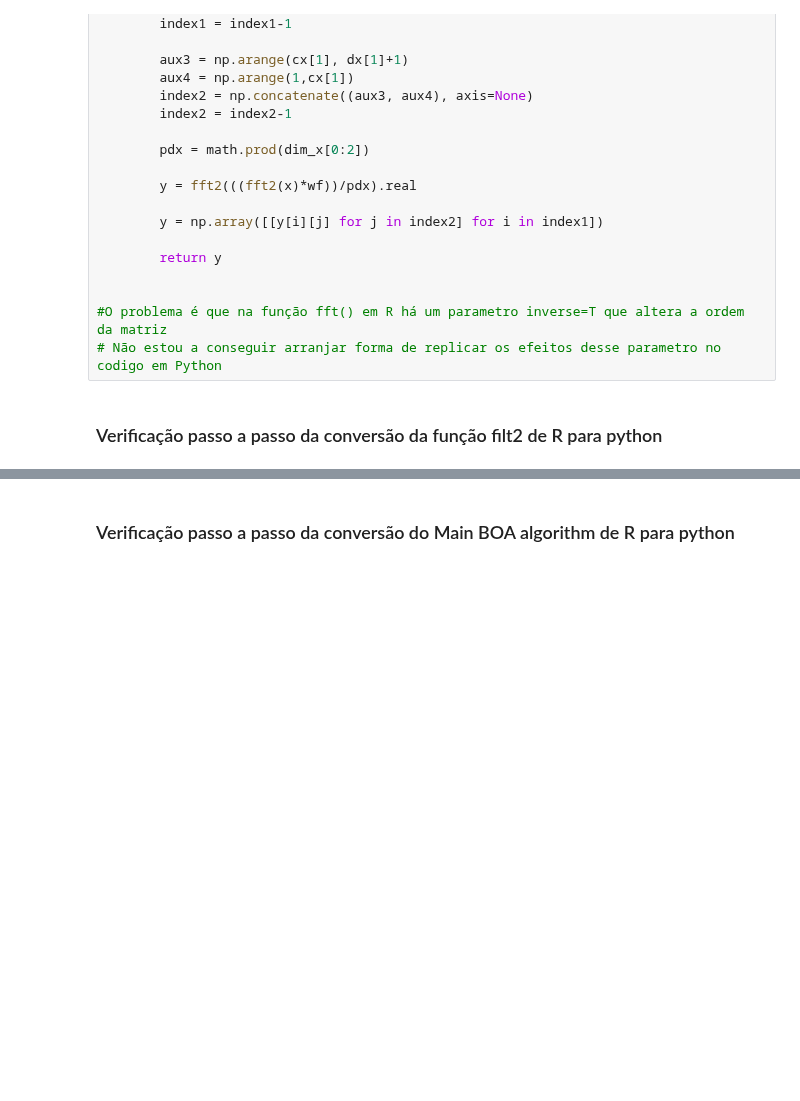
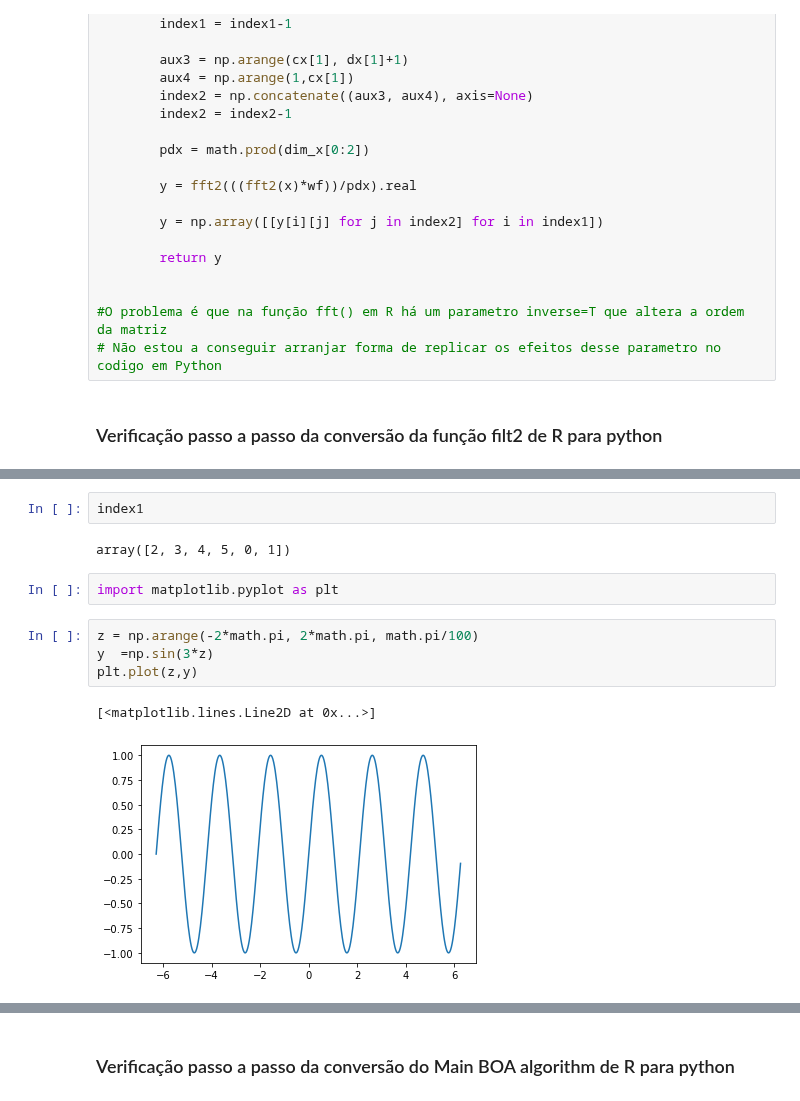
Before and after one commit to CoLAB-ATLANTIC/JUNO, a Jupyter notebook: notebooks/BOA_R_to_Python.ipynb, the cells around one changed output, grey strips where cells are left out. Drawn from its saved outputs; the diff is of its cells as text; blank space fills up the shorter version.

```diff
--- a/notebooks/BOA_R_to_Python.ipynb
+++ b/notebooks/BOA_R_to_Python.ipynb
@@ -546,0 +551,13 @@ array([[1254., 1209., 1164., 1389., 1569., 1704., 1659., 1614., 1569.,
+# %%
+index1
+# %% [output]
+array([2, 3, 4, 5, 0, 1])
+# %%
+import matplotlib.pyplot as plt
+# %%
+z = np.arange(-2*math.pi, 2*math.pi, math.pi/100)
+y  =np.sin(3*z)
+plt.plot(z,y)
+# %% [output]
+[<matplotlib.lines.Line2D at 0x...>]
+[figure, added]
```
Also changed, not shown: parts of 4 cells of this notebook.
